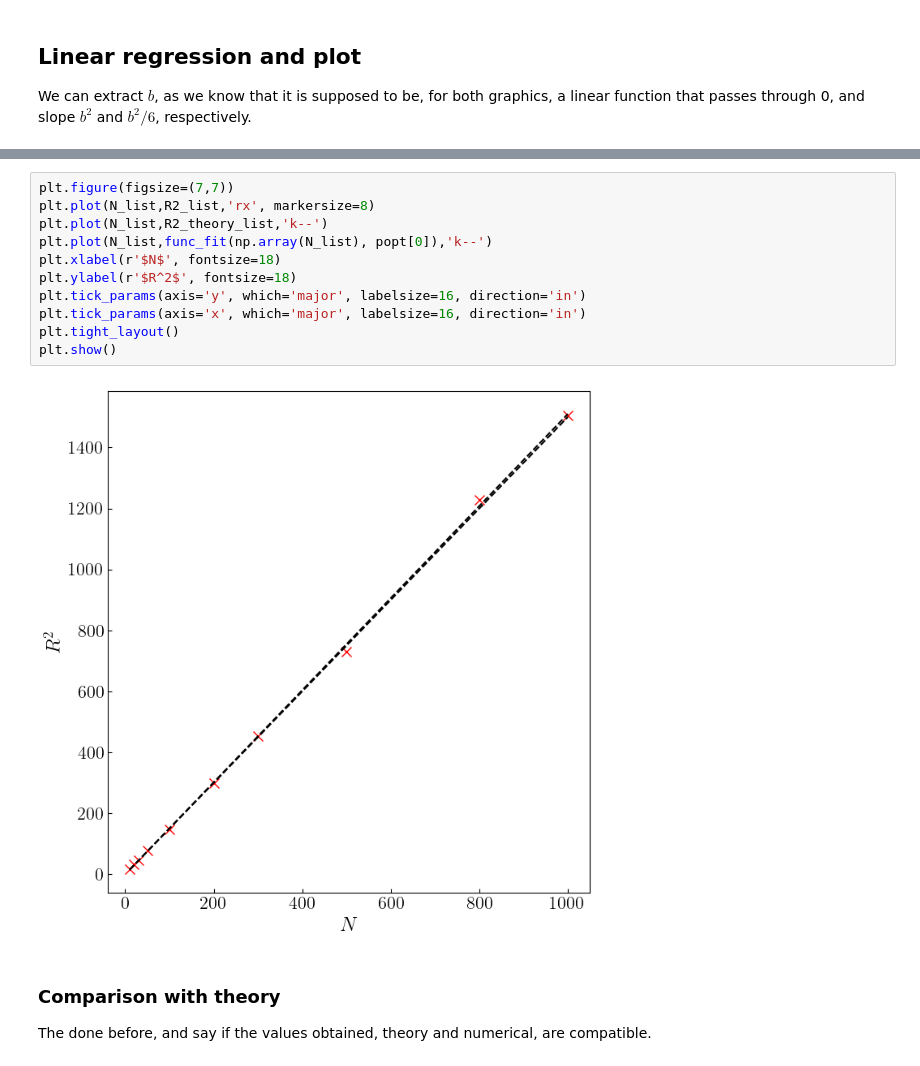
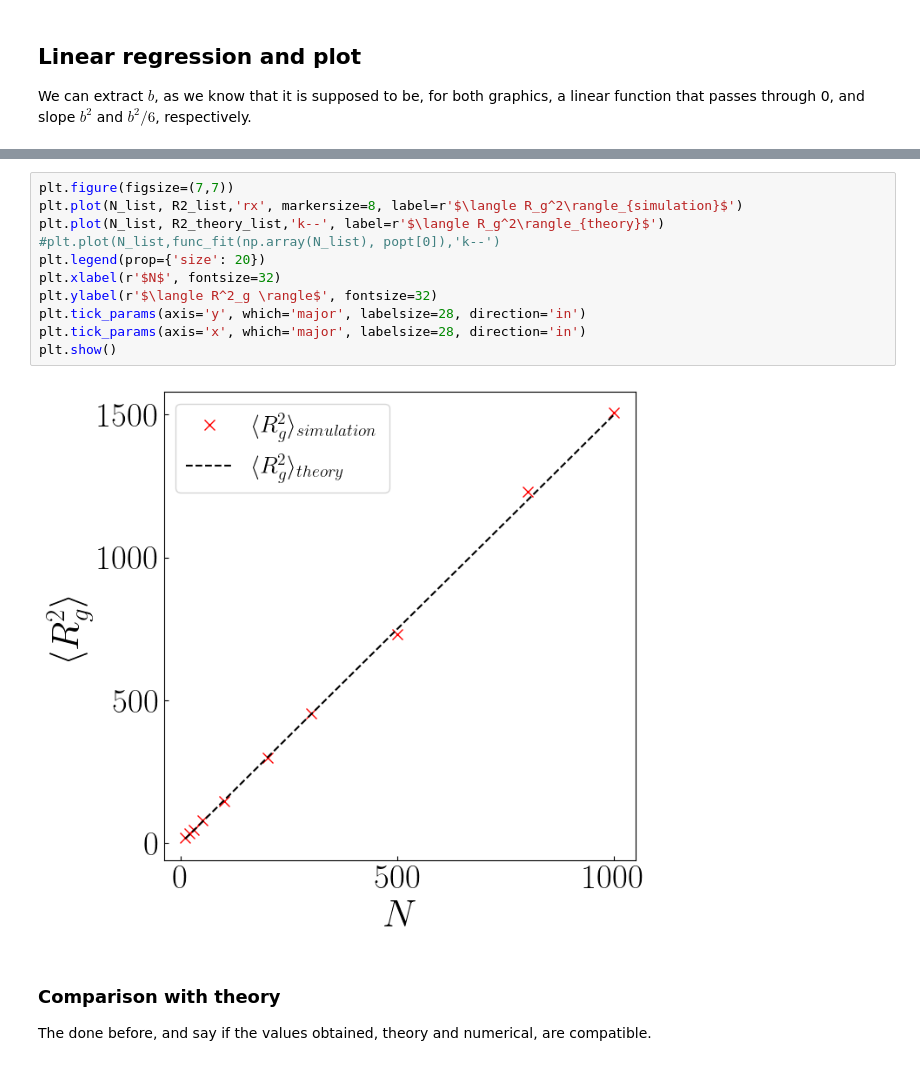
Before and after one commit to Eric-Vidal-hub/FJC-simulation, a Jupyter notebook: 2_fun_N.ipynb, the cells around one changed output, grey strips where cells are left out. Saved outputs shown, nothing was run; the diff lists cells and outputs as text.

```diff
--- a/2_fun_N.ipynb
+++ b/2_fun_N.ipynb
@@ -130,16 +131,16 @@ R2 = 1.51 * N
 # %%
 plt.figure(figsize=(7,7))
-plt.plot(N_list,R2_list,'rx', markersize=8)
-plt.plot(N_list,R2_theory_list,'k--')
-plt.plot(N_list,func_fit(np.array(N_list), popt[0]),'k--')
-plt.xlabel(r'$N$', fontsize=18)
-plt.ylabel(r'$R^2$', fontsize=18)
-plt.tick_params(axis='y', which='major', labelsize=16, direction='in')
-plt.tick_params(axis='x', which='major', labelsize=16, direction='in')
-plt.tight_layout()
+plt.plot(N_list, R2_list,'rx', markersize=8, label=r'$\langle R_g^2\rangle_{simulation}$')
+plt.plot(N_list, R2_theory_list,'k--', label=r'$\langle R_g^2\rangle_{theory}$')
+#plt.plot(N_list,func_fit(np.array(N_list), popt[0]),'k--')
+plt.legend(prop={'size': 20})
+plt.xlabel(r'$N$', fontsize=32)
+plt.ylabel(r'$\langle R^2_g \rangle$', fontsize=32)
+plt.tick_params(axis='y', which='major', labelsize=28, direction='in')
+plt.tick_params(axis='x', which='major', labelsize=28, direction='in')
 plt.show()
 # %% [output]
-[figure, old version]
+[figure, new version]
 # %% [markdown]
 ### Comparison with theory
 
```
Also changed, not shown: parts of 1 cell of this notebook, 10 other files.
